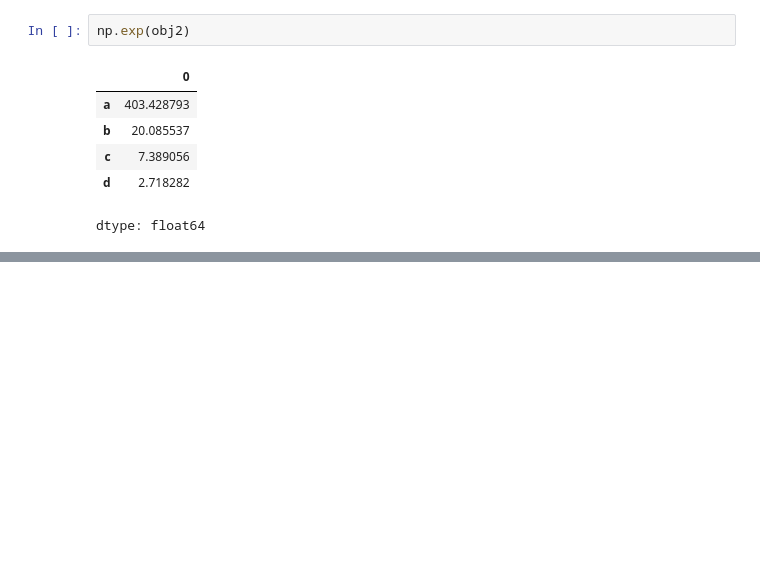
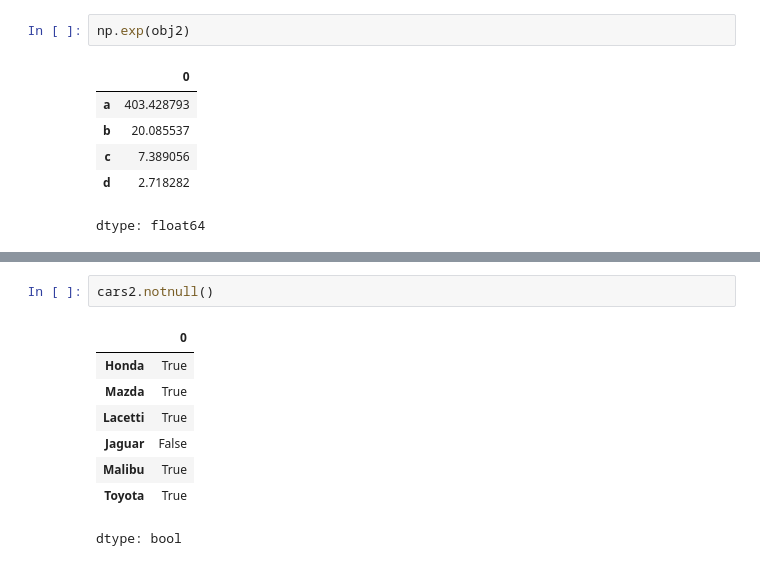
Before and after one commit to Sanjar-prog/Telegram-JavaScript-Bot, a Jupyter notebook: Copy_of_Pandas_kutubxonasi.ipynb, the cells around one changed output, grey strips where cells are left out. Drawn from its saved outputs; the diff is of its cells as text; blank space fills up the shorter version.

```diff
--- a/Copy_of_Pandas_kutubxonasi.ipynb
+++ b/Copy_of_Pandas_kutubxonasi.ipynb
@@ -96,0 +169,11 @@ dtype: float64
+# %%
+cars2.notnull()
+# %% [output]
+|  | 0 |
+| Honda | True |
+| Mazda | True |
+| Lacetti | True |
+| Jaguar | False |
+| Malibu | True |
+| Toyota | True |
+dtype: bool
```
Also changed, not shown: parts of 20 cells of this notebook.
